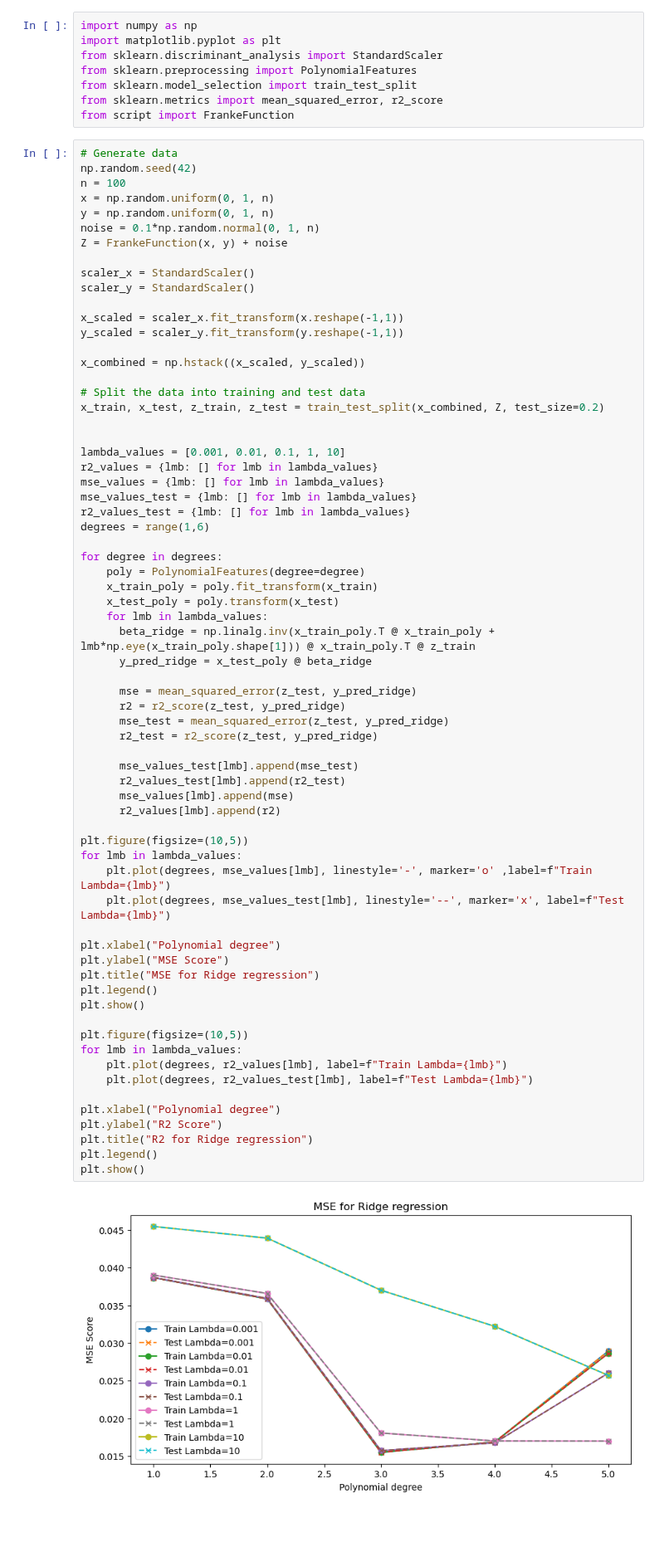
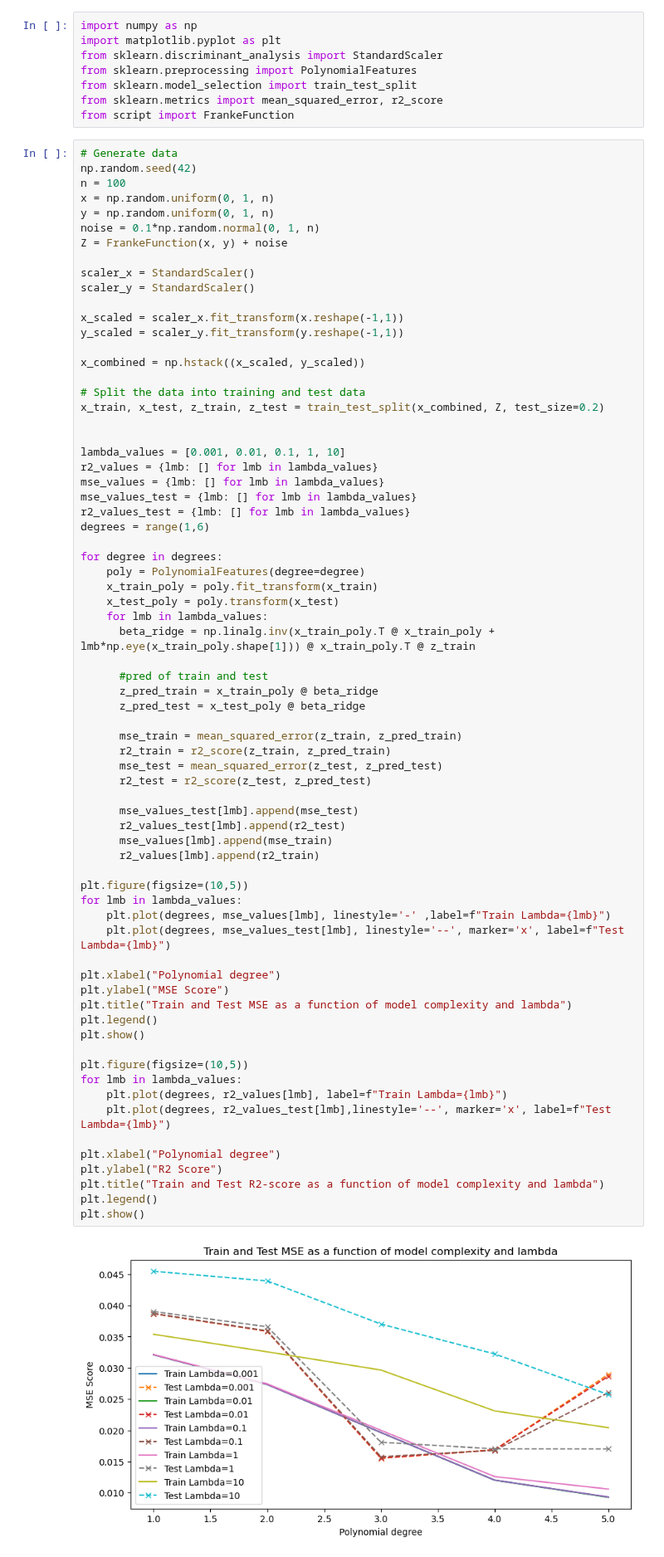
Before and after one commit to martin-og-ingar/FYS-STK4155-Project1, a Jupyter notebook: src/partB.ipynb, the cells around one changed output. Shown at 83% size. Cells and saved outputs as stored; diff of their text form; blank space fills up the shorter version.

```diff
--- a/src/partB.ipynb
+++ b/src/partB.ipynb
@@ -36,42 +36,45 @@ degrees = range(1,6)
 
 for degree in degrees:
     poly = PolynomialFeatures(degree=degree)
     x_train_poly = poly.fit_transform(x_train)
     x_test_poly = poly.transform(x_test)
     for lmb in lambda_values:
       beta_ridge = np.linalg.inv(x_train_poly.T @ x_train_poly + lmb*np.eye(x_train_poly.shape[1])) @ x_train_poly.T @ z_train
-      y_pred_ridge = x_test_poly @ beta_ridge
 
-      mse = mean_squared_error(z_test, y_pred_ridge)
-      r2 = r2_score(z_test, y_pred_ridge)
-      mse_test = mean_squared_error(z_test, y_pred_ridge)
-      r2_test = r2_score(z_test, y_pred_ridge)
+      #pred of train and test
+      z_pred_train = x_train_poly @ beta_ridge
+      z_pred_test = x_test_poly @ beta_ridge
+
+      mse_train = mean_squared_error(z_train, z_pred_train)
+      r2_train = r2_score(z_train, z_pred_train)
+      mse_test = mean_squared_error(z_test, z_pred_test)
+      r2_test = r2_score(z_test, z_pred_test)
 
       mse_values_test[lmb].append(mse_test)
       r2_values_test[lmb].append(r2_test)
-      mse_values[lmb].append(mse)
-      r2_values[lmb].append(r2)
+      mse_values[lmb].append(mse_train)
+      r2_values[lmb].append(r2_train)
 
 plt.figure(figsize=(10,5))
 for lmb in lambda_values:
-    plt.plot(degrees, mse_values[lmb], linestyle='-', marker='o' ,label=f"Train Lambda={lmb}")
+    plt.plot(degrees, mse_values[lmb], linestyle='-' ,label=f"Train Lambda={lmb}")
     plt.plot(degrees, mse_values_test[lmb], linestyle='--', marker='x', label=f"Test Lambda={lmb}")
 
 plt.xlabel("Polynomial degree")
 plt.ylabel("MSE Score")
-plt.title("MSE for Ridge regression")
+plt.title("Train and Test MSE as a function of model complexity and lambda")
 plt.legend()
 plt.show()
 
 plt.figure(figsize=(10,5))
 for lmb in lambda_values:
     plt.plot(degrees, r2_values[lmb], label=f"Train Lambda={lmb}")
-    plt.plot(degrees, r2_values_test[lmb], label=f"Test Lambda={lmb}")
+    plt.plot(degrees, r2_values_test[lmb],linestyle='--', marker='x', label=f"Test Lambda={lmb}")
 
 plt.xlabel("Polynomial degree")
 plt.ylabel("R2 Score")
-plt.title("R2 for Ridge regression")
+plt.title("Train and Test R2-score as a function of model complexity and lambda")
 plt.legend()
 plt.show()
 # %% [output]
-[figure, old version]
+[figure, new version]
```
Also changed, not shown: parts of 1 cell of this notebook.
